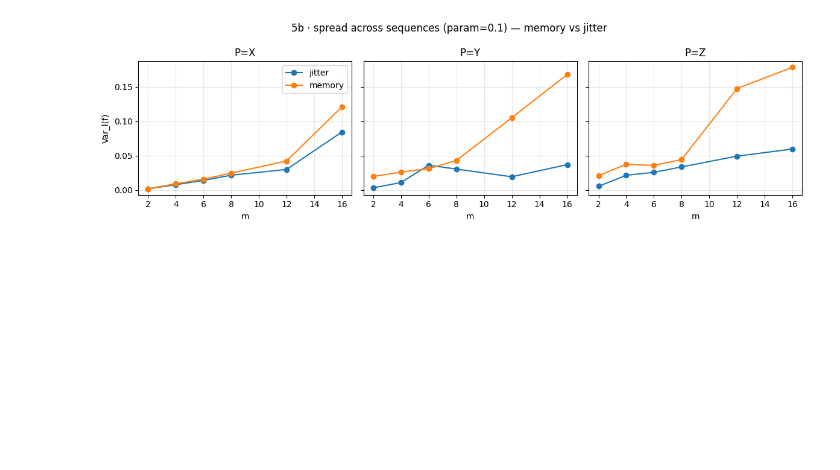
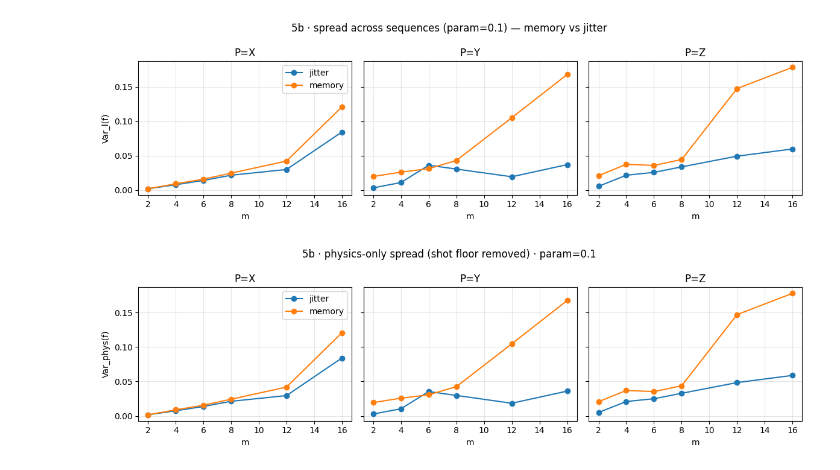
Before and after one commit to imelenwe/randomized-benchmarking, a Jupyter notebook: DiffusionCB/analyse_data.ipynb, the cells around one changed output. Cells and saved outputs as stored; diff of their text form; code cells hidden in the pictures; blank space fills up the shorter version.

```diff
--- a/DiffusionCB/analyse_data.ipynb
+++ b/DiffusionCB/analyse_data.ipynb
@@ -67,3 +89,32 @@ fig.suptitle(f"5b · spread across sequences (param={pval}) — memory vs jitter
 plt.tight_layout(); plt.show()
 # %% [output]
 [figure]
+# %%
+df_all["shots"] = df_all.n_plus + df_all.n_minus
+df_all["shot_var"] = 4 * df_all.n_plus*df_all.n_minus / df_all.shots**3  # variance of f = (n_+ - n_-)/shots
+
+g = ["noisetype", "param_value", "P", "m"]
+var_obs  = df_all.groupby(g)["f_pml"].var()
+floor = df_all.groupby(g)["shot_var"].mean()  # mean of the shot noise variance
+var_phys = (var_obs - floor).reset_index(name="var_phys")
+var_phys["var_obs"] = var_obs.values              # keep both, to see the floor barely moves it
+var_phys["floor"]   = floor.values
+var_phys.tail()
+
+# 5b (final) — physics-only spread (shot floor removed), memory vs jitter at matched λ
+pval    = 0.10
+compare = ["memory", "jitter"]
+paulis  = sorted(var_phys.P.unique())
+fig, axes = plt.subplots(1, len(paulis), figsize=(4*len(paulis), 3.5), sharey=True)
+for ax, P in zip(axes, paulis):
+    sub = var_phys[(var_phys.P == P) & (var_phys.param_value == pval)
+                   & (var_phys.noisetype.isin(compare))]
+    for cls, grp in sub.groupby("noisetype"):
+        grp = grp.sort_values("m")
+        ax.plot(grp.m, grp.var_phys, "o-", label=cls)
+    ax.set_title(f"P={P}"); ax.set_xlabel("m"); ax.grid(alpha=.3)
+axes[0].set_ylabel("Var_phys(f)"); axes[0].legend()
+fig.suptitle(f"5b · physics-only spread (shot floor removed) · param={pval}")
+plt.tight_layout(); plt.show()
+# %% [output]
+[figure, added]
```
Also changed, not shown: parts of 3 cells of this notebook, 3 other files.
